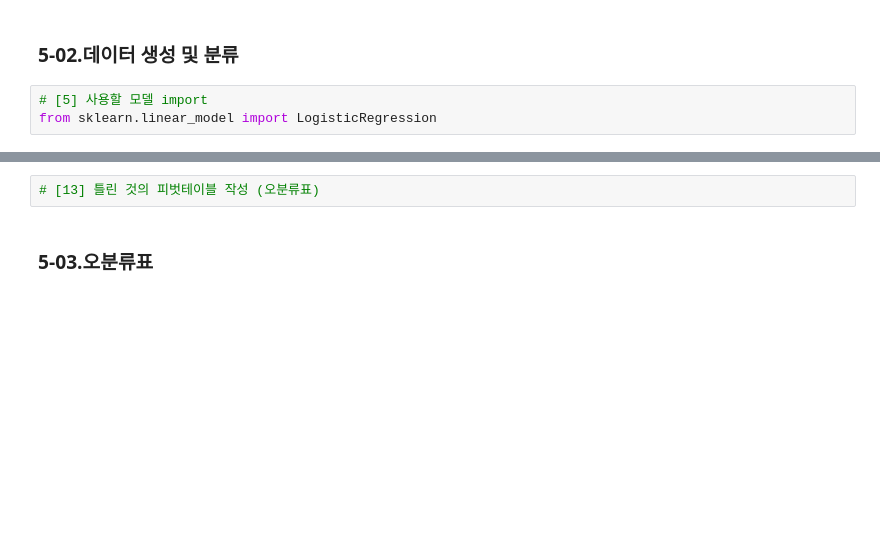
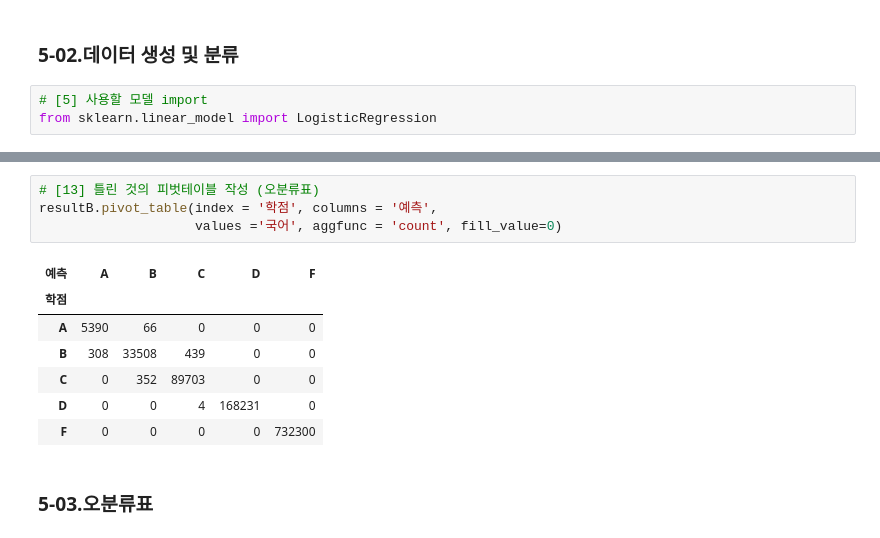
Before and after one commit to Leo2park/new, a Jupyter notebook: [ML_03]_classification_LAB(20230509)-1.ipynb, the cells around one changed output, grey strips where cells are left out. Saved outputs shown, nothing was run; the diff lists cells and outputs as text; blank space fills up the shorter version.

```diff
--- a/[ML_03]_classification_LAB(20230509)-1.ipynb
+++ b/[ML_03]_classification_LAB(20230509)-1.ipynb
@@ -1935,5 +2026,15 @@ data = [[9, 100, 100], [89, 92, 88], [100, 98, 72],
 # %%
 # [13] 틀린 것의 피벗테이블 작성 (오분류표)
+resultB.pivot_table(index = '학점', columns = '예측',
+                    values ='국어', aggfunc = 'count', fill_value=0)
+# %% [output]
+| 예측 | A | B | C | D | F |
+| 학점 |  |  |  |  |  |
+| A | 5390 | 66 | 0 | 0 | 0 |
+| B | 308 | 33508 | 439 | 0 | 0 |
+| C | 0 | 352 | 89703 | 0 | 0 |
+| D | 0 | 0 | 4 | 168231 | 0 |
+| F | 0 | 0 | 0 | 0 | 732300 |
 # %% [markdown]
 ### 5-03.오분류표
 # %% [markdown]
```
Also changed, not shown: parts of 32 cells of this notebook.
